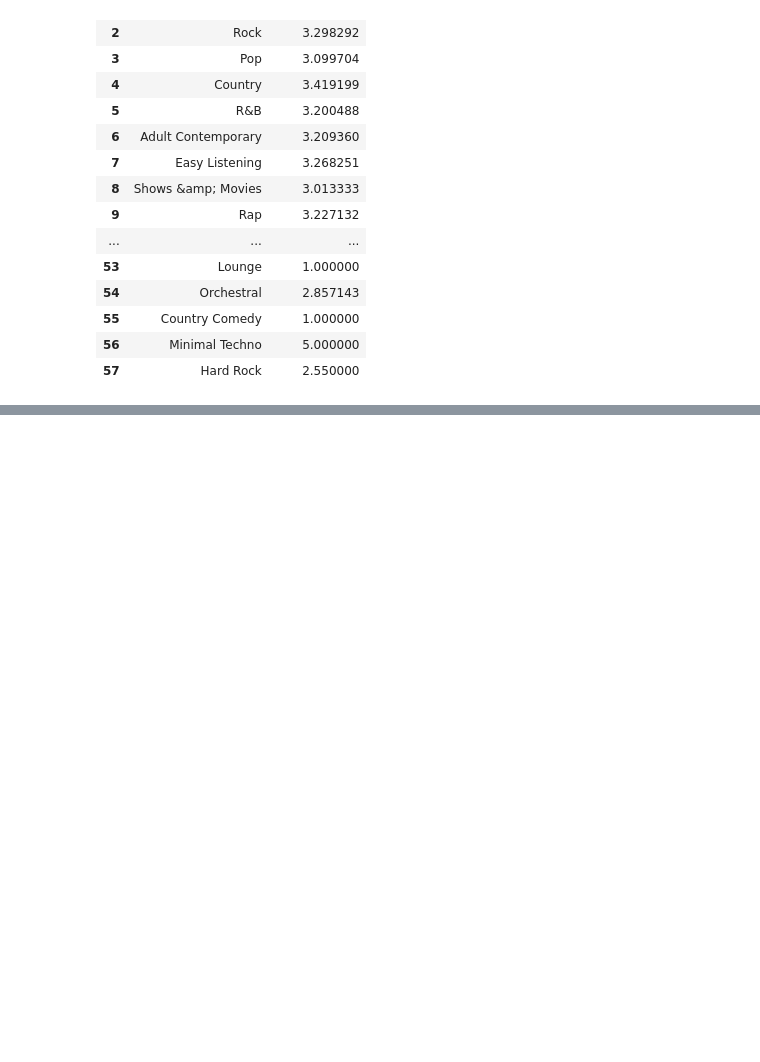
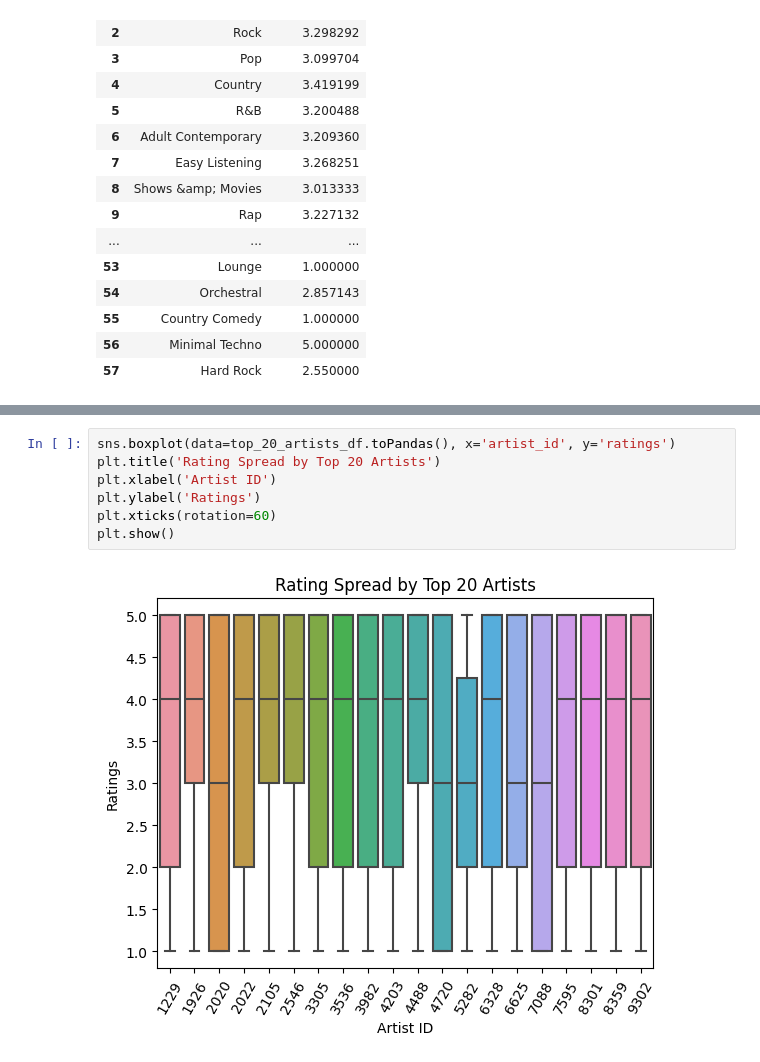
Before and after one commit to BlakeCrowther/scalable-music-recommender, a Jupyter notebook: EDA/Thanya_Jennifer_EDA.ipynb, the cells around one changed output, grey strips where cells are left out. Drawn from its saved outputs; the diff is of its cells as text; blank space fills up the shorter version.

```diff
--- a/EDA/Thanya_Jennifer_EDA.ipynb
+++ b/EDA/Thanya_Jennifer_EDA.ipynb
@@ -389,0 +464,9 @@ genre_rating_avg_pdf
+# %%
+sns.boxplot(data=top_20_artists_df.toPandas(), x='artist_id', y='ratings')
+plt.title('Rating Spread by Top 20 Artists')
+plt.xlabel('Artist ID')
+plt.ylabel('Ratings')
+plt.xticks(rotation=60)
+plt.show()
+# %% [output]
+[figure, added]
```
Also changed, not shown: parts of 9 cells of this notebook.
